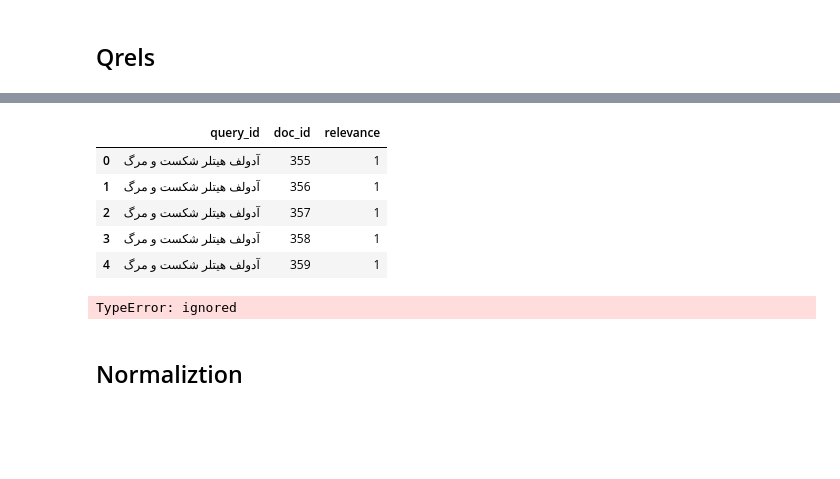
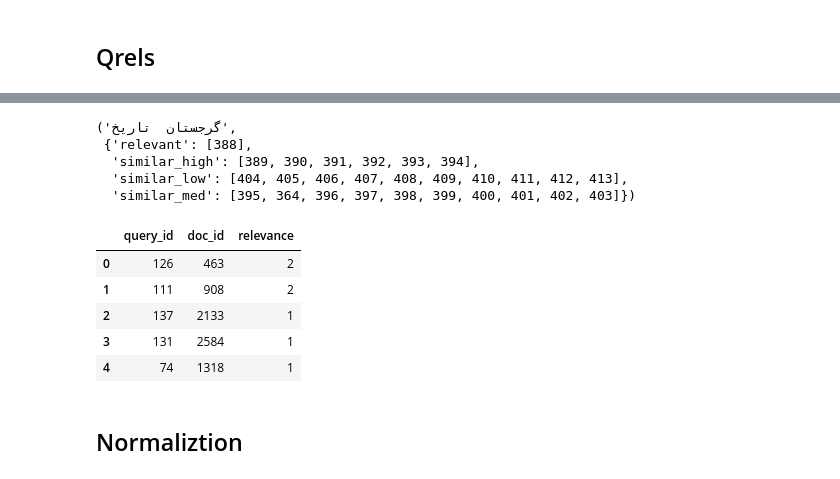
Before and after one commit to sadra-barikbin/persian-information-retrieval-example, a Jupyter notebook: Persian-IR-example.ipynb, the cells around one changed output, grey strips where cells are left out. Saved outputs shown, nothing was run; the diff lists cells and outputs as text; code cells hidden in the pictures; blank space fills up the shorter version.

```diff
--- a/Persian-IR-example.ipynb
+++ b/Persian-IR-example.ipynb
@@ -127,3 +74,3 @@ evaluation_IR.yml   100%[===================>]  49.66K  --.-KB/s    in 0.01s
 # %%
-query_data = yaml.safe_load(open('evaluation_IR.yml'))
+query_raw_data = yaml.safe_load(open('evaluation_IR.yml'))
 # %%
@@ -139,40 +86,20 @@ qrels.extend([{'query_id':q, 'doc_id':query_data[q]['relevant'], 'relevance':4}
 qrels = pd.DataFrame(qrels)
-# %%
-qrels.head()
-# %% [output]
-|  | query_id | doc_id | relevance |
-| 0 | آدولف هیتلر شکست و مرگ | 355 | 1 |
-| 1 | آدولف هیتلر شکست و مرگ | 356 | 1 |
-| 2 | آدولف هیتلر شکست و مرگ | 357 | 1 |
-| 3 | آدولف هیتلر شکست و مرگ | 358 | 1 |
-| 4 | آدولف هیتلر شکست و مرگ | 359 | 1 |
-# %%
-res = {
-    'q0':{
-        'doc0': 1.,
-        'doc1': 2.,
-        'doc3': 5.
-    },
-    'q1':{
-        'doc0': 4.,
-        'doc1': 6.,
-        'doc2': 2.
-    }
-}
-qrels = {
-    'q0':{
-        'doc0': 1,
-        'doc1': 1,
-        'doc3': 1
-    },
-    'q1':{
-        'doc0': 0,
-        'doc1': 2,
-        'doc2': 2
-    }
-}
-IRm.calc_aggregate([IRm.AP(rel=0)],qrels,res)
-# %% [output]
-TypeError: ignored
+# %%
+query[147],query_raw_data[query[147]]
+# %% [output]
+('گرجستان  تاریخ',
+ {'relevant': [388],
+  'similar_high': [389, 390, 391, 392, 393, 394],
+  'similar_low': [404, 405, 406, 407, 408, 409, 410, 411, 412, 413],
+  'similar_med': [395, 364, 396, 397, 398, 399, 400, 401, 402, 403]})
+# %%
+qrels.sample(n=5).reset_index(drop=True)
+# %% [output]
+|  | query_id | doc_id | relevance |
+| 0 | 126 | 463 | 2 |
+| 1 | 111 | 908 | 2 |
+| 2 | 137 | 2133 | 1 |
+| 3 | 131 | 2584 | 1 |
+| 4 | 74 | 1318 | 1 |
 # %% [markdown]
 ## Normaliztion
```
Also changed, not shown: parts of 29 cells of this notebook.
